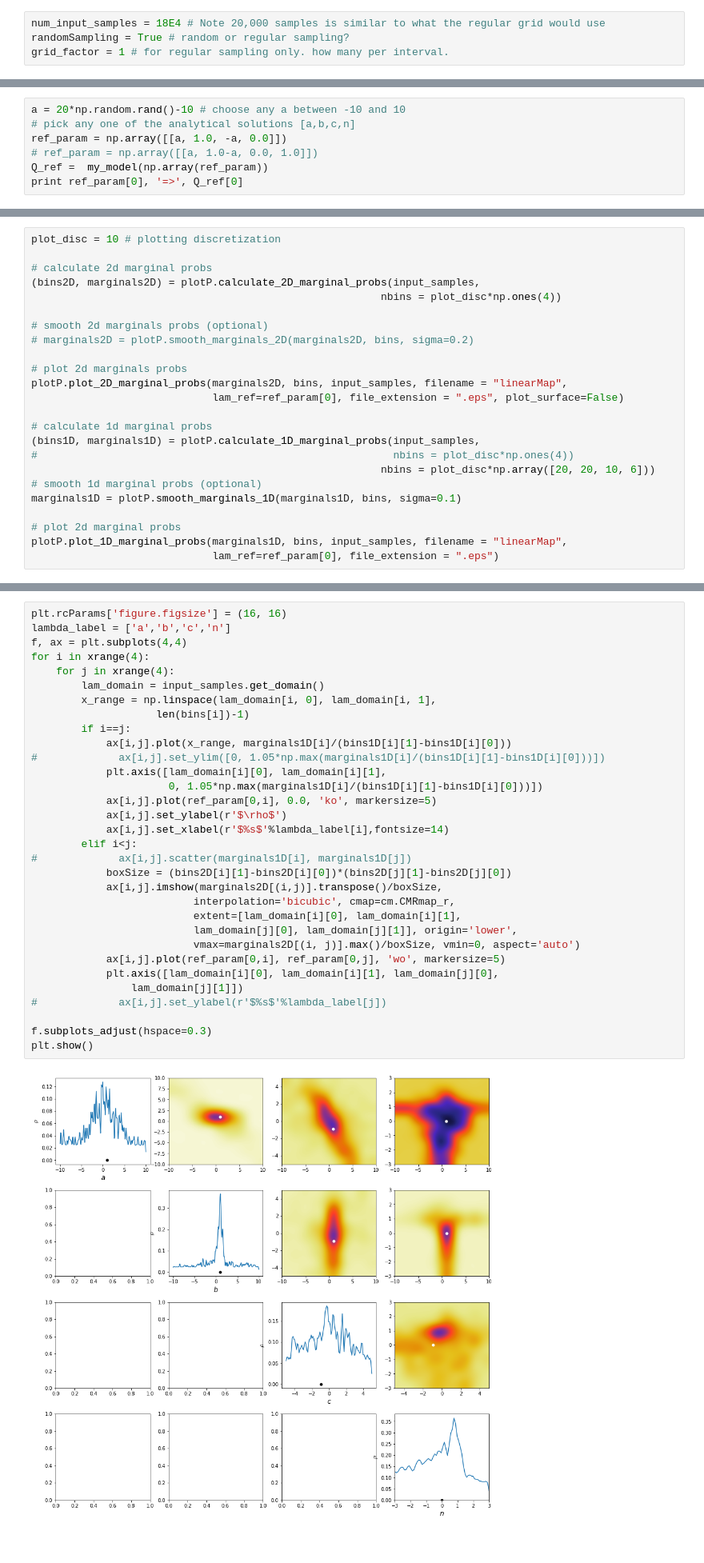
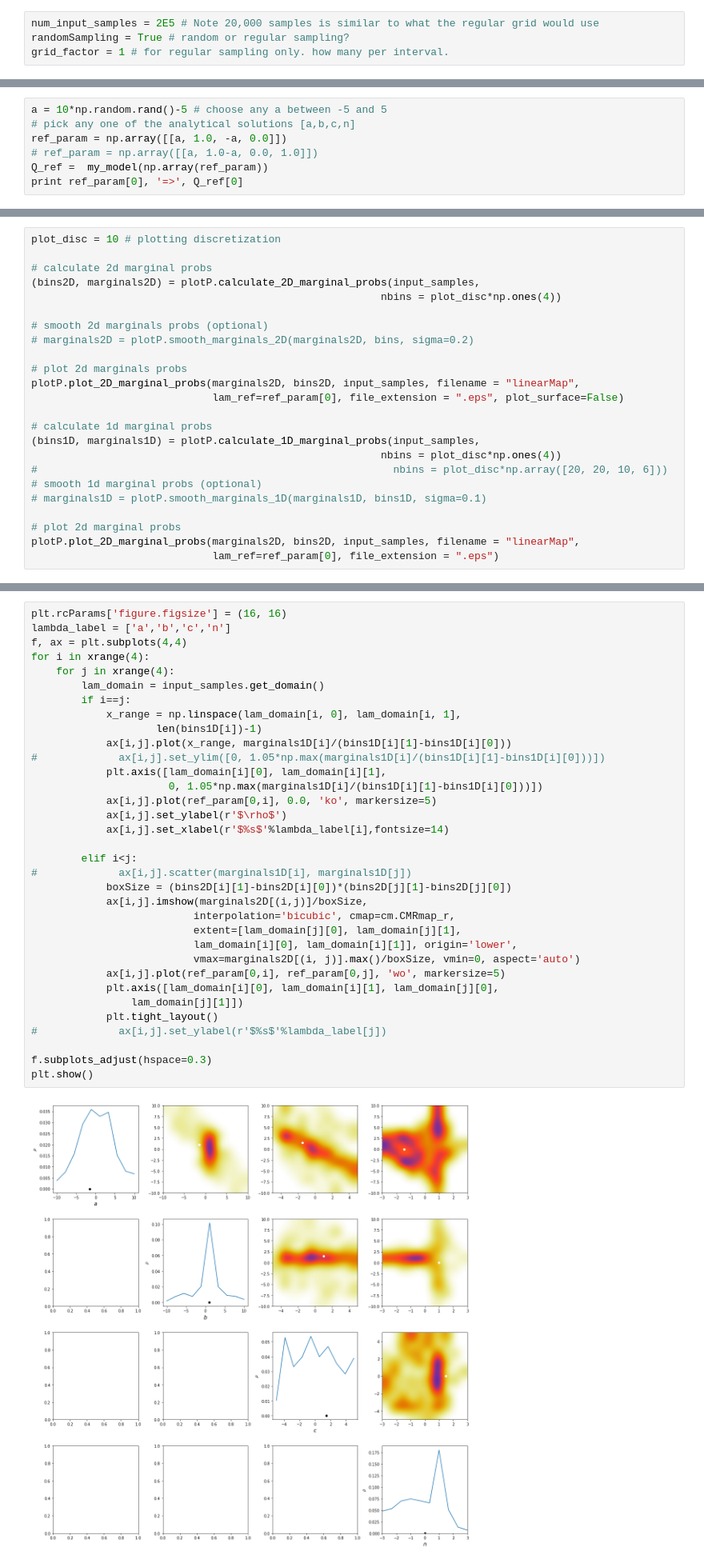
Before and after one commit to mpilosov/BET, a Jupyter notebook: examples/polynomial/Polynomial_Fit_BET_MADS_Comparison.ipynb, the cells around one changed output, grey strips where cells are left out. Shown: that part at 80% size. Saved outputs shown, nothing was run; the diff lists cells and outputs as text.

Commit message:
fixed ipython notebook plotting code.

```diff
--- a/examples/polynomial/Polynomial_Fit_BET_MADS_Comparison.ipynb
+++ b/examples/polynomial/Polynomial_Fit_BET_MADS_Comparison.ipynb
@@ -21,7 +21,7 @@ import matplotlib.pyplot as plt
 from matplotlib import cm
 %matplotlib inline
 # %%
-num_input_samples = 18E4 # Note 20,000 samples is similar to what the regular grid would use
+num_input_samples = 2E5 # Note 20,000 samples is similar to what the regular grid would use
 randomSampling = True # random or regular sampling?
 grid_factor = 1 # for regular sampling only. how many per interval.
 # %% [markdown]
@@ -44,7 +44,7 @@ $$
 
 We then pick any viable reference parameter and map it to our 4-D output space.
 # %%
-a = 20*np.random.rand()-10 # choose any a between -10 and 10
+a = 10*np.random.rand()-5 # choose any a between -5 and 5
 # pick any one of the analytical solutions [a,b,c,n]
 ref_param = np.array([[a, 1.0, -a, 0.0]])
 # ref_param = np.array([[a, 1.0-a, 0.0, 1.0]])
@@ -120,16 +117,16 @@ plot_disc = 10 # plotting discretization
 # marginals2D = plotP.smooth_marginals_2D(marginals2D, bins, sigma=0.2)
 
 # plot 2d marginals probs
-plotP.plot_2D_marginal_probs(marginals2D, bins, input_samples, filename = "linearMap",
+plotP.plot_2D_marginal_probs(marginals2D, bins2D, input_samples, filename = "linearMap",
                              lam_ref=ref_param[0], file_extension = ".eps", plot_surface=False)
 
 # calculate 1d marginal probs
 (bins1D, marginals1D) = plotP.calculate_1D_marginal_probs(input_samples,
-#                                                         nbins = plot_disc*np.ones(4))
-                                                        nbins = plot_disc*np.array([20, 20, 10, 6]))
+                                                        nbins = plot_disc*np.ones(4))
+#                                                         nbins = plot_disc*np.array([20, 20, 10, 6]))
 # smooth 1d marginal probs (optional)
-marginals1D = plotP.smooth_marginals_1D(marginals1D, bins, sigma=0.1)
+# marginals1D = plotP.smooth_marginals_1D(marginals1D, bins1D, sigma=0.1)
 
 # plot 2d marginal probs
-plotP.plot_1D_marginal_probs(marginals1D, bins, input_samples, filename = "linearMap",
+plotP.plot_2D_marginal_probs(marginals2D, bins2D, input_samples, filename = "linearMap",
                              lam_ref=ref_param[0], file_extension = ".eps")
@@ -138,37 +133,39 @@ plotP.plot_1D_marginal_probs(marginals1D, bins, input_samples, filename = "linea
 # %%
 plt.rcParams['figure.figsize'] = (16, 16)
 lambda_label = ['a','b','c','n']
 f, ax = plt.subplots(4,4)
 for i in xrange(4):
     for j in xrange(4):
         lam_domain = input_samples.get_domain()
-        x_range = np.linspace(lam_domain[i, 0], lam_domain[i, 1],
-                    len(bins[i])-1)
         if i==j:
+            x_range = np.linspace(lam_domain[i, 0], lam_domain[i, 1],
+                    len(bins1D[i])-1)
             ax[i,j].plot(x_range, marginals1D[i]/(bins1D[i][1]-bins1D[i][0]))
 #             ax[i,j].set_ylim([0, 1.05*np.max(marginals1D[i]/(bins1D[i][1]-bins1D[i][0]))])
             plt.axis([lam_domain[i][0], lam_domain[i][1],
                       0, 1.05*np.max(marginals1D[i]/(bins1D[i][1]-bins1D[i][0]))])
             ax[i,j].plot(ref_param[0,i], 0.0, 'ko', markersize=5)
             ax[i,j].set_ylabel(r'$\rho$')
             ax[i,j].set_xlabel(r'$%s$'%lambda_label[i],fontsize=14)
+
         elif i<j:
 #             ax[i,j].scatter(marginals1D[i], marginals1D[j])
             boxSize = (bins2D[i][1]-bins2D[i][0])*(bins2D[j][1]-bins2D[j][0])
-            ax[i,j].imshow(marginals2D[(i,j)].transpose()/boxSize,
+            ax[i,j].imshow(marginals2D[(i,j)]/boxSize,
                           interpolation='bicubic', cmap=cm.CMRmap_r,
-                          extent=[lam_domain[i][0], lam_domain[i][1],
-                          lam_domain[j][0], lam_domain[j][1]], origin='lower',
+                          extent=[lam_domain[j][0], lam_domain[j][1],
+                          lam_domain[i][0], lam_domain[i][1]], origin='lower',
                           vmax=marginals2D[(i, j)].max()/boxSize, vmin=0, aspect='auto')
             ax[i,j].plot(ref_param[0,i], ref_param[0,j], 'wo', markersize=5)
             plt.axis([lam_domain[i][0], lam_domain[i][1], lam_domain[j][0],
                 lam_domain[j][1]])
+            plt.tight_layout()
 #             ax[i,j].set_ylabel(r'$%s$'%lambda_label[j])
 
 f.subplots_adjust(hspace=0.3)
 plt.show()
 # %% [output]
-[figure, old version]
+[figure, new version]
 # %%
 # plt.scatter(marginals1D[0],marginals1D[3])
 # plt.show()
```
Also changed, not shown: parts of 5 cells of this notebook.
